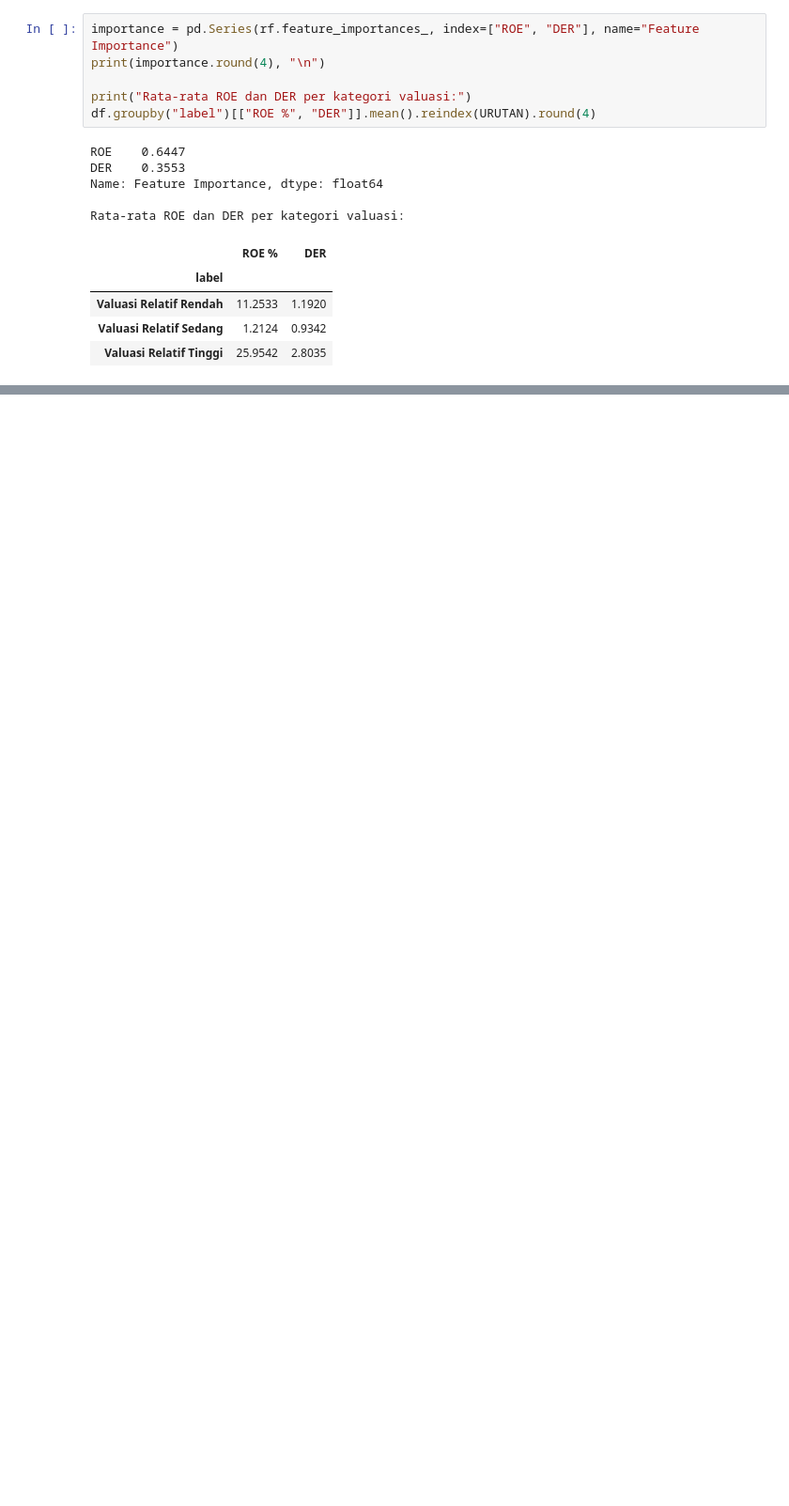
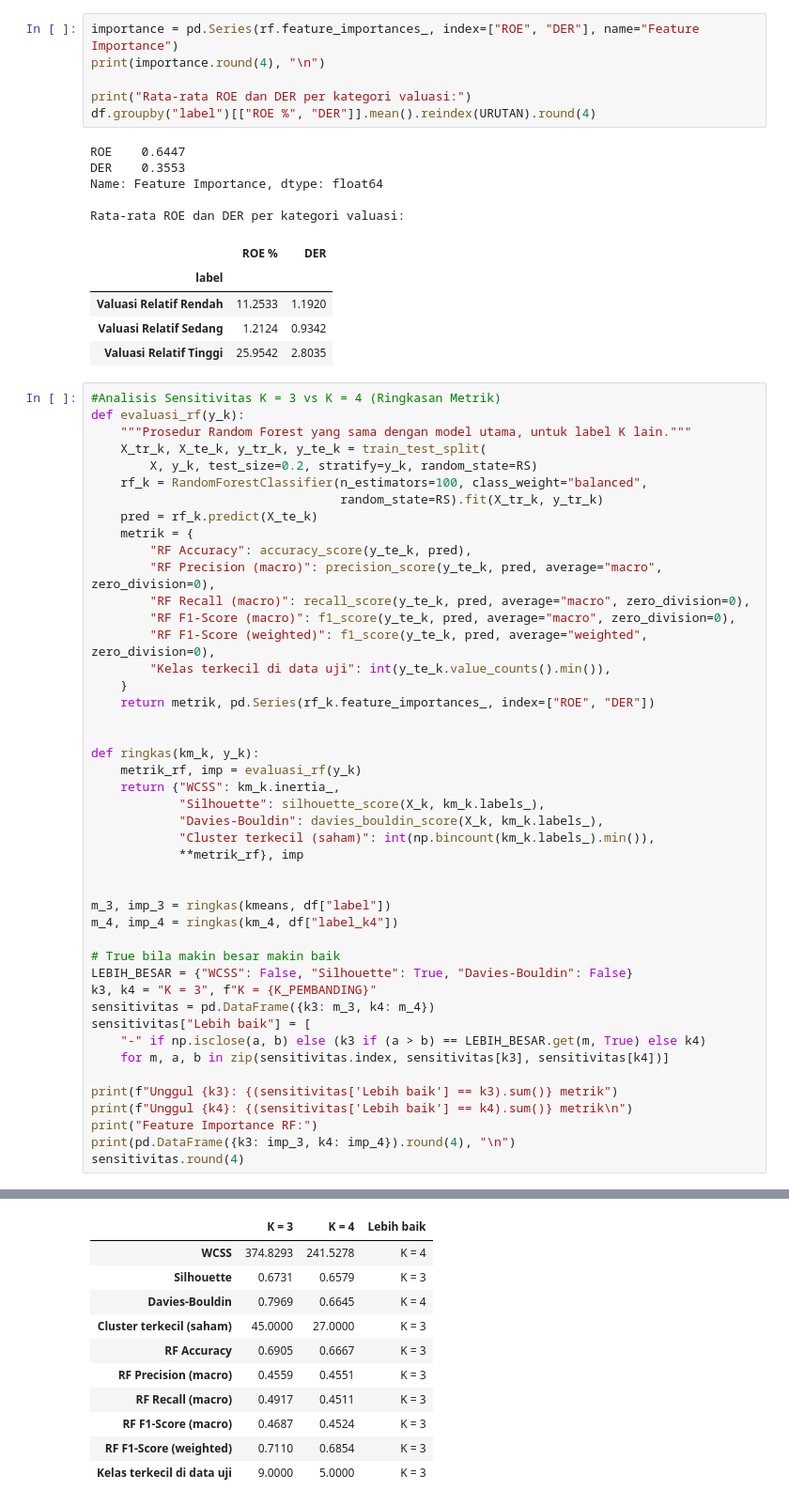
Before and after one commit to FelixJon17/screener-saham-bei, a Jupyter notebook: 535230119_SkripsiFelix.ipynb, the cells around one changed output, grey strips where cells are left out. Shown at 94% size. Saved outputs shown, nothing was run; the diff lists cells and outputs as text; blank space fills up the shorter version.

```diff
--- a/535230119_SkripsiFelix.ipynb
+++ b/535230119_SkripsiFelix.ipynb
@@ -478,3 +512,49 @@ Rata-rata ROE dan DER per kategori valuasi:
 | Valuasi Relatif Rendah | 11.2533 | 1.1920 |
 | Valuasi Relatif Sedang | 1.2124 | 0.9342 |
 | Valuasi Relatif Tinggi | 25.9542 | 2.8035 |
+# %%
+#Analisis Sensitivitas K = 3 vs K = 4 (Ringkasan Metrik)
+def evaluasi_rf(y_k):
+    """Prosedur Random Forest yang sama dengan model utama, untuk label K lain."""
+    X_tr_k, X_te_k, y_tr_k, y_te_k = train_test_split(
+        X, y_k, test_size=0.2, stratify=y_k, random_state=RS)
+    rf_k = RandomForestClassifier(n_estimators=100, class_weight="balanced",
+                                  random_state=RS).fit(X_tr_k, y_tr_k)
+    pred = rf_k.predict(X_te_k)
+    metrik = {
+        "RF Accuracy": accuracy_score(y_te_k, pred),
+        "RF Precision (macro)": precision_score(y_te_k, pred, average="macro", zero_division=0),
+        "RF Recall (macro)": recall_score(y_te_k, pred, average="macro", zero_division=0),
+        "RF F1-Score (macro)": f1_score(y_te_k, pred, average="macro", zero_division=0),
+        "RF F1-Score (weighted)": f1_score(y_te_k, pred, average="weighted", zero_division=0),
+        "Kelas terkecil di data uji": int(y_te_k.value_counts().min()),
+    }
+    return metrik, pd.Series(rf_k.feature_importances_, index=["ROE", "DER"])
+
+
+def ringkas(km_k, y_k):
+    metrik_rf, imp = evaluasi_rf(y_k)
+    return {"WCSS": km_k.inertia_,
+            "Silhouette": silhouette_score(X_k, km_k.labels_),
+            "Davies-Bouldin": davies_bouldin_score(X_k, km_k.labels_),
+            "Cluster terkecil (saham)": int(np.bincount(km_k.labels_).min()),
+            **metrik_rf}, imp
+
+
+m_3, imp_3 = ringkas(kmeans, df["label"])
+m_4, imp_4 = ringkas(km_4, df["label_k4"])
+
+# True bila makin besar makin baik
+LEBIH_BESAR = {"WCSS": False, "Silhouette": True, "Davies-Bouldin": False}
+k3, k4 = "K = 3", f"K = {K_PEMBANDING}"
+sensitivitas = pd.DataFrame({k3: m_3, k4: m_4})
+sensitivitas["Lebih baik"] = [
+    "-" if np.isclose(a, b) else (k3 if (a > b) == LEBIH_BESAR.get(m, True) else k4)
+    for m, a, b in zip(sensitivitas.index, sensitivitas[k3], sensitivitas[k4])]
+
+print(f"Unggul {k3}: {(sensitivitas['Lebih baik'] == k3).sum()} metrik")
+print(f"Unggul {k4}: {(sensitivitas['Lebih baik'] == k4).sum()} metrik\n")
+print("Feature Importance RF:")
+print(pd.DataFrame({k3: imp_3, k4: imp_4}).round(4), "\n")
+sensitivitas.round(4)
+# %% [output]
@@ -480,0 +568,11 @@ Rata-rata ROE dan DER per kategori valuasi:
+|  | K = 3 | K = 4 | Lebih baik |
+| WCSS | 374.8293 | 241.5278 | K = 4 |
+| Silhouette | 0.6731 | 0.6579 | K = 3 |
+| Davies-Bouldin | 0.7969 | 0.6645 | K = 4 |
+| Cluster terkecil (saham) | 45.0000 | 27.0000 | K = 3 |
+| RF Accuracy | 0.6905 | 0.6667 | K = 3 |
+| RF Precision (macro) | 0.4559 | 0.4551 | K = 3 |
+| RF Recall (macro) | 0.4917 | 0.4511 | K = 3 |
+| RF F1-Score (macro) | 0.4687 | 0.4524 | K = 3 |
+| RF F1-Score (weighted) | 0.7110 | 0.6854 | K = 3 |
+| Kelas terkecil di data uji | 9.0000 | 5.0000 | K = 3 |
```
Also changed, not shown: parts of 4 cells of this notebook, 5 other files.
